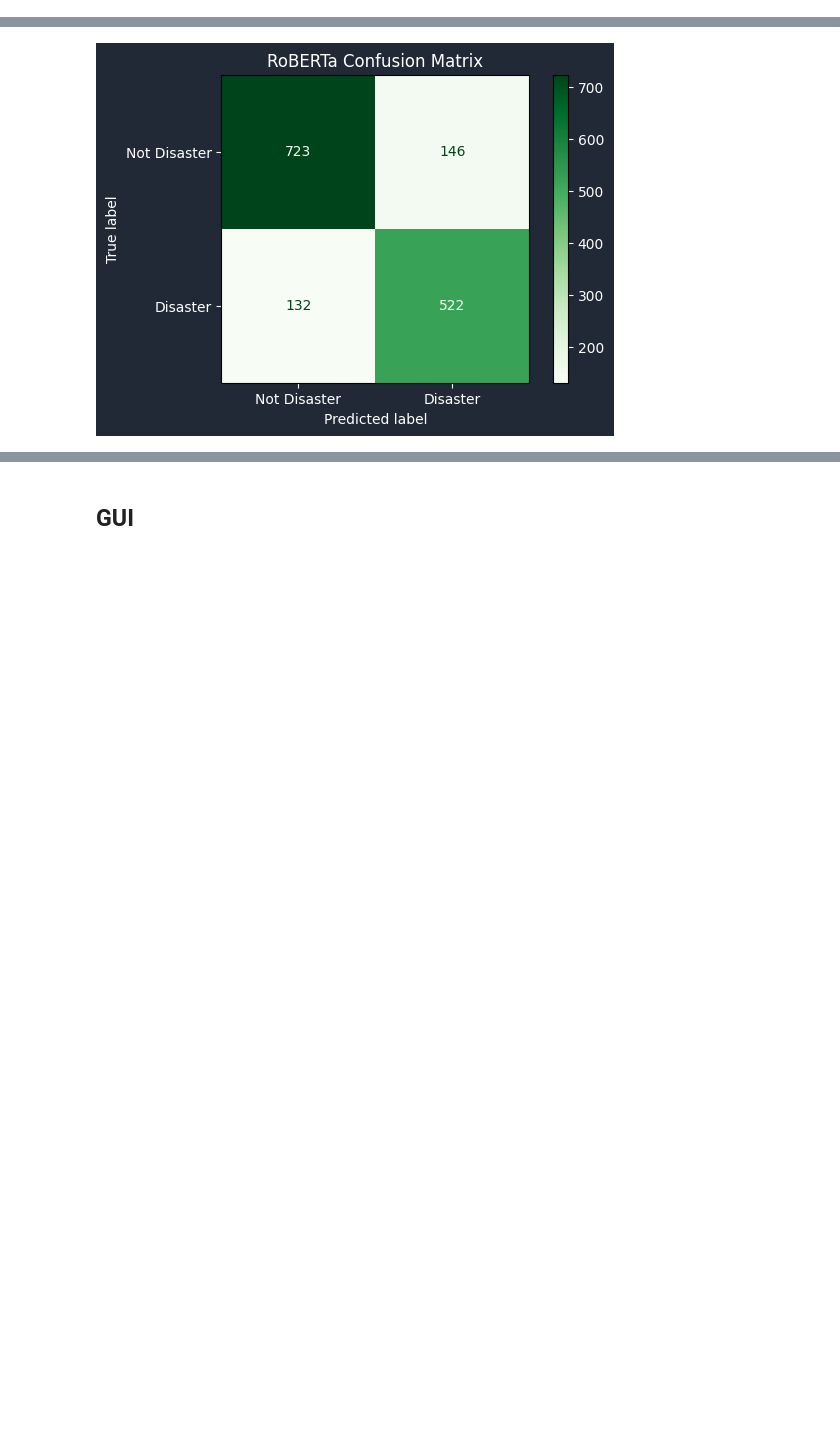
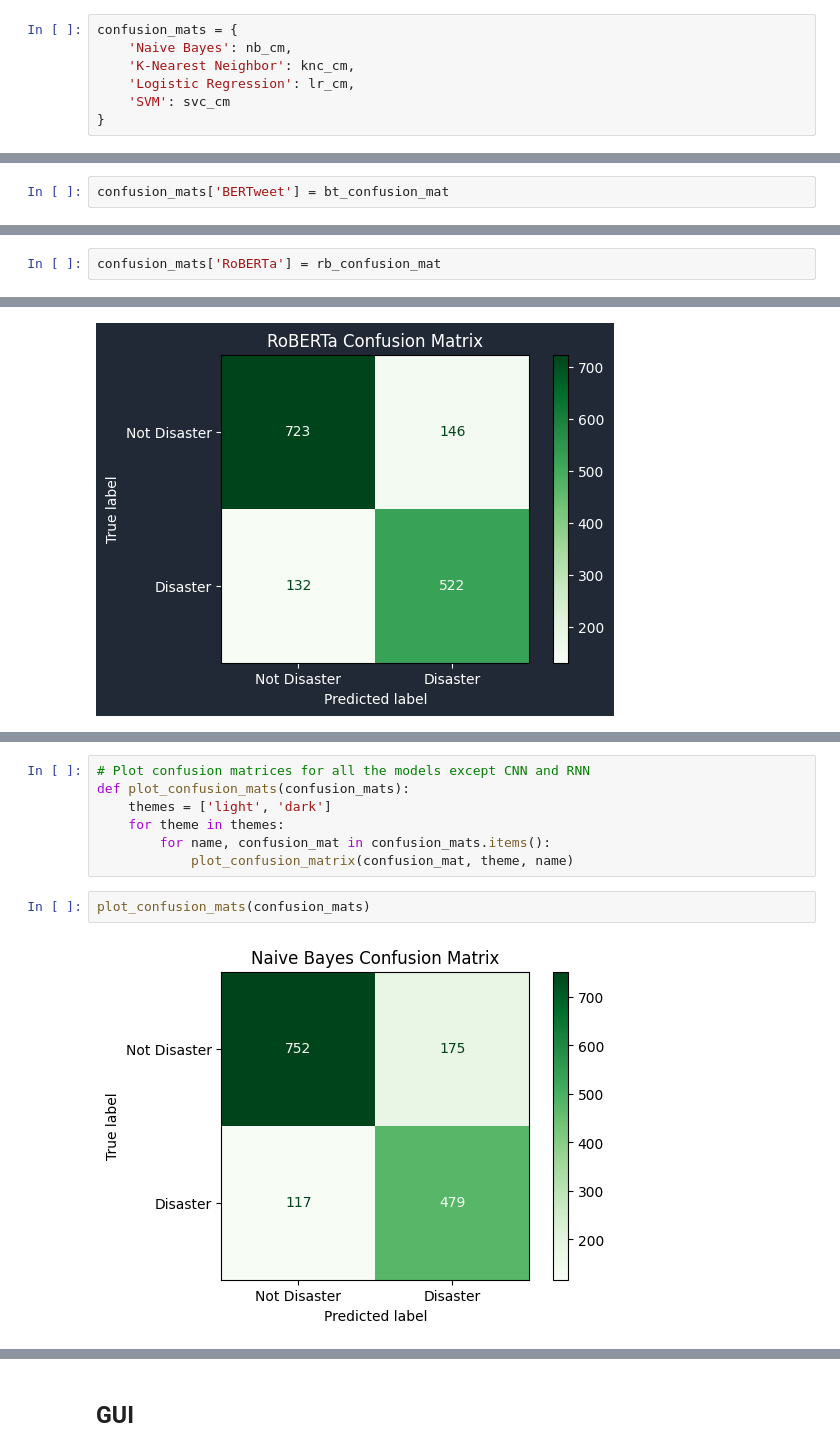
Before and after one commit to GunaJaganathan/detect-disaster-related-tweets, a Jupyter notebook: main.ipynb, the cells around one changed output, grey strips where cells are left out. Cells and saved outputs as stored; diff of their text form; blank space fills up the shorter version.

```diff
--- a/main.ipynb
+++ b/main.ipynb
@@ -325,6 +317,13 @@ nb_perf_scores, nb_cm = get_performance_score(nb_predicted_labels, actual_labels
 knc_perf_scores, knc_cm = get_performance_score(knc_predicted_labels, actual_labels)
 lr_perf_scores, lr_cm = get_performance_score(lr_predictted_labels, actual_labels)
 svc_perf_scores, svc_cm = get_performance_score(svc_predicted_labels, actual_labels)
+# %%
+confusion_mats = {
+    'Naive Bayes': nb_cm,
+    'K-Nearest Neighbor': knc_cm,
+    'Logistic Regression': lr_cm,
+    'SVM': svc_cm
+}
 # %%
 consolidate_perf_score(['nb', 'knc', 'lr', 'svc'], [nb_perf_scores, knc_perf_scores, lr_perf_scores, svc_perf_scores])
 # %% [output]
@@ -467,6 +466,8 @@ bt_metrics_df, bt_confusion_mat
  0  0.808411  0.838477    0.82381  0.793578  0.832922,
  array([[758, 111],
         [135, 519]], dtype=int64))
+# %%
+confusion_mats['BERTweet'] = bt_confusion_mat
 # %%
 plot_confusion_matrix(bt_confusion_mat, 'light', 'BERTweet')
 # %% [output]
@@ -549,6 +550,8 @@ rb_metrics_df, rb_confusion_mat
  0  0.789713  0.817466   0.781437  0.798165  0.815078,
  array([[723, 146],
         [132, 522]], dtype=int64))
+# %%
+confusion_mats['RoBERTa'] = rb_confusion_mat
 # %%
 plot_confusion_matrix(rb_confusion_mat, 'dark', 'RoBERTa')
 # %% [output]
@@ -569,0 +573,11 @@ plot_confusion_matrix(lr_cm, 'light', 'Logistic Regression')
+# %%
+# Plot confusion matrices for all the models except CNN and RNN
+def plot_confusion_mats(confusion_mats):
+    themes = ['light', 'dark']
+    for theme in themes:
+        for name, confusion_mat in confusion_mats.items():
+            plot_confusion_matrix(confusion_mat, theme, name)
+# %%
+plot_confusion_mats(confusion_mats)
+# %% [output]
+[figure, added]
```
Also changed, not shown: parts of 6 cells of this notebook.
